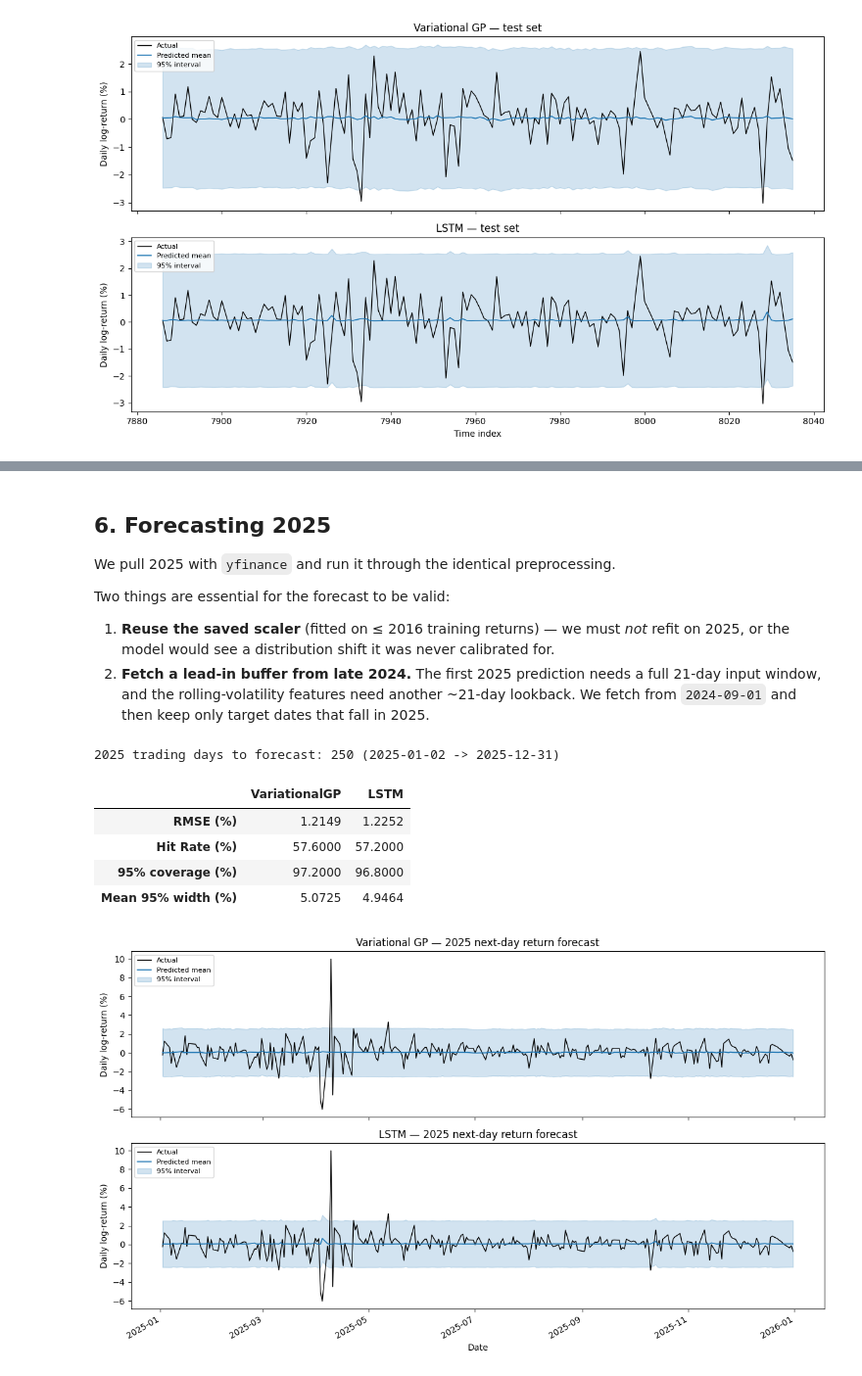
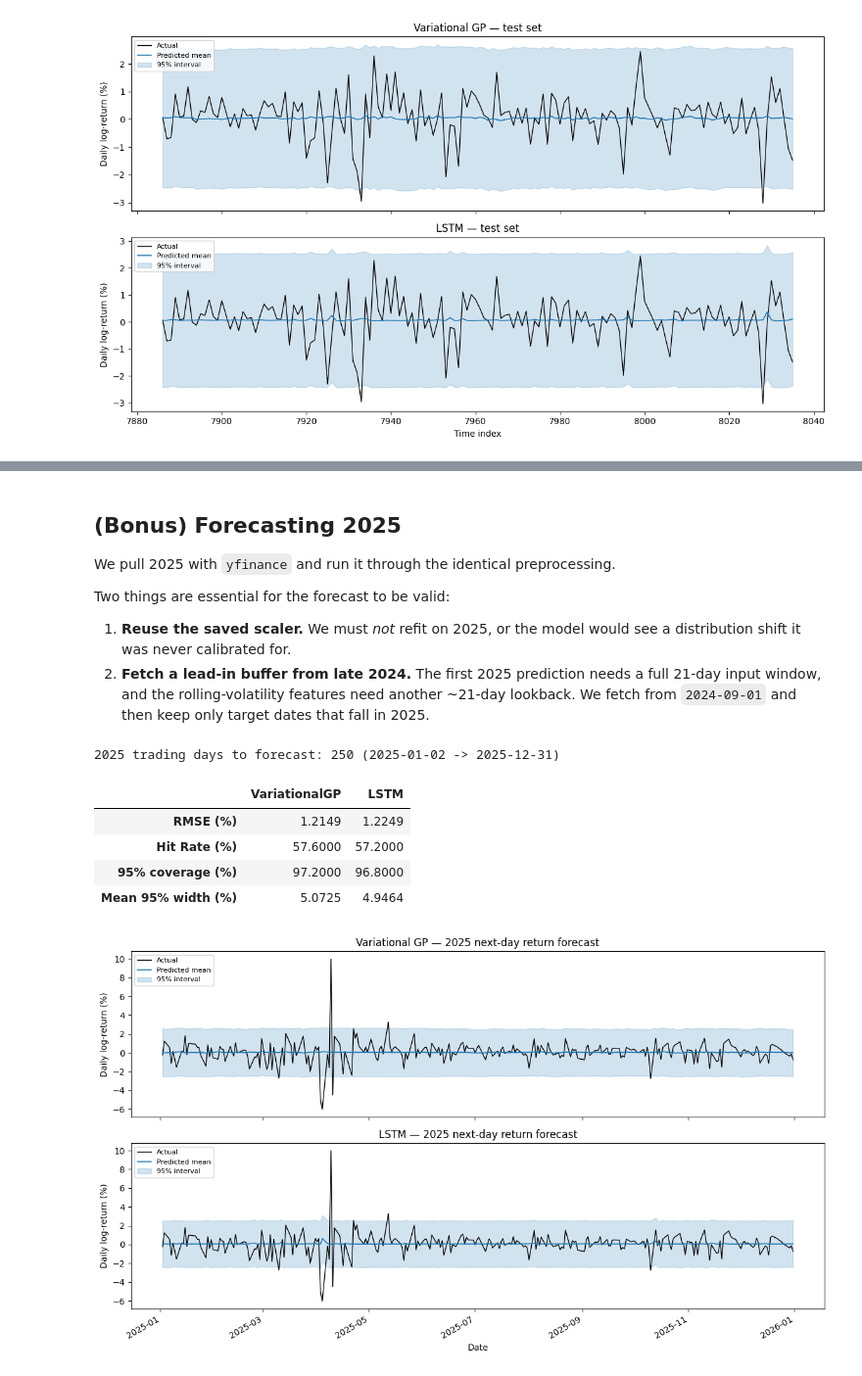
Before and after one commit to squidistaken/uncertainty-in-ml, a Jupyter notebook: notebooks/demo.ipynb, the cells around one changed output, grey strips where cells are left out. Shown at 98% size. Drawn from its saved outputs; the diff is of its cells as text; code cells hidden in the pictures.

```diff
--- a/notebooks/demo.ipynb
+++ b/notebooks/demo.ipynb
@@ -29,6 +28,8 @@ import matplotlib.pyplot as plt
 from src.constants import DEVICE, SEED
 from src.utils.training import set_seeds
 
+WINDOW_SIZE = 21
+
 set_seeds(SEED)
 print(f"Project root: {ROOT}")
 print(f"Device: {DEVICE}")
@@ -182,9 +164,7 @@ def evaluate_and_predict(
     model: BaseModel,
 ) -> tuple[dict[str, float], dict[str, np.ndarray]]:
     """Fit LSTM noise on val, score the test set, and return test predictions."""
-    trainer = Trainer(
-        model, train_loader, val_loader, test_loader, device=DEVICE
-    )
+    trainer = Trainer(model, val_loader, val_loader, test_loader, device=DEVICE)
     trainer.evaluate(use_test=False)
     test_metrics = trainer.evaluate(use_test=True, fit_noise=False)
     results = trainer.get_predictions(test_loader)
@@ -327,18 +266,17 @@ pd.DataFrame(
 # %% [markdown]
-## 6. Forecasting 2025
+## (Bonus) Forecasting 2025
 
 We pull 2025 with `yfinance` and run it through the identical preprocessing.
 
 Two things are essential for the forecast to be valid:
 
-1. **Reuse the saved scaler** (fitted on ≤ 2016 training returns) — we must *not* refit on 2025, or the model would see a distribution shift it was never calibrated for.
+1. **Reuse the saved scaler.** We must *not* refit on 2025, or the model would see a distribution shift it was never calibrated for.
 2. **Fetch a lead-in buffer from late 2024.** The first 2025 prediction needs a full 21-day input window, and the rolling-volatility features need another ~21-day lookback. We fetch from `2024-09-01` and then keep only target dates that fall in 2025.
 # %%
 import yfinance as yf
 
 
 def fetch_spy(start: str, end: str) -> pd.DataFrame:
-    """Download raw SPY OHLCV+dividends, matching the Kaggle schema."""
     df = yf.Ticker("SPY").history(start=start, end=end, auto_adjust=False)
     df = df.reset_index()
     cols = ["Date", "Open", "High", "Low", "Close", "Volume", "Dividends"]
@@ -348,14 +286,9 @@ def fetch_spy(start: str, end: str) -> pd.DataFrame:
 def build_year_sequences(
     df: pd.DataFrame,
     scaler: SPYScaler,
-    window_size: int = 21,
+    window_size: int = WINDOW_SIZE,
     year: int = 2025,
 ) -> tuple[torch.Tensor, np.ndarray, pd.DatetimeIndex]:
-    """Replicate SPYPreprocessor on external data, using the SAVED scaler.
-
-    Returns (X, y_true, dates) keeping only sequences whose target date is in
-    `year`.
-    """
     df = df.copy()
     df["Date"] = pd.to_datetime(df["Date"], utc=True)
     df = df.sort_values("Date").reset_index(drop=True)
@@ -392,9 +325,7 @@ def build_year_sequences(
 
 
 raw_2025 = fetch_spy("2024-09-01", "2026-01-01")
-X_2025, y_2025, dates_2025 = build_year_sequences(
-    raw_2025, scaler, window_size, year=2025
-)
+X_2025, y_2025, dates_2025 = build_year_sequences(raw_2025, scaler, year=2025)
 print(
     f"2025 trading days to forecast: {len(dates_2025)} "
     f"({dates_2025.min().date()} -> {dates_2025.max().date()})"
@@ -405,7 +336,6 @@ print(
 def predict_raw(
     model: BaseModel, X: torch.Tensor
 ) -> tuple[np.ndarray, np.ndarray]:
-    """Predictive mean & std in raw log-return units."""
     dist = model.forward_pass(X)
     mean = dist.mean.detach().cpu().numpy()
     std = np.sqrt(dist.variance.detach().cpu().numpy())
@@ -416,41 +346,34 @@ def predict_raw(
 
 
 vgp_mean, vgp_std = predict_raw(vgp, X_2025)
 lstm_mean, lstm_std = predict_raw(lstm, X_2025)
 y_true_raw = np.asarray(scaler.inverse_transform_predictions(y_2025))
 
 
 def score(
     mean: np.ndarray, std: np.ndarray, target: np.ndarray
 ) -> dict[str, float]:
-    """Point accuracy plus confidence-interval calibration.
-
-    - 95% coverage: share of actuals that fell inside the predicted 95%
-      interval (well-calibrated confidence => close to 95%).
-    - Mean 95% width: average width of that interval, i.e. how wide the model's
-      confidence bands are.
-    """
     rmse = float(np.sqrt(np.mean(((mean - target) * 100) ** 2)))  # in %
     hit = float(np.mean(np.sign(mean) == np.sign(target)) * 100)
     coverage = float(np.mean(np.abs(target - mean) <= 1.96 * std) * 100)
     width = float(np.mean(2 * 1.96 * std) * 100)
     return {
         "RMSE (%)": rmse,
         "Hit Rate (%)": hit,
         "95% coverage (%)": coverage,
         "Mean 95% width (%)": width,
     }
 
 
 pd.DataFrame(
     {
         "VariationalGP": score(vgp_mean, vgp_std, y_true_raw),
         "LSTM": score(lstm_mean, lstm_std, y_true_raw),
     }
 ).round(4)
 # %% [output]
 |  | VariationalGP | LSTM |
-| RMSE (%) | 1.2149 | 1.2252 |
+| RMSE (%) | 1.2149 | 1.2249 |
 | Hit Rate (%) | 57.6000 | 57.2000 |
 | 95% coverage (%) | 97.2000 | 96.8000 |
 | Mean 95% width (%) | 5.0725 | 4.9464 |
```
Also changed, not shown: parts of 25 cells of this notebook, 31 other files.
